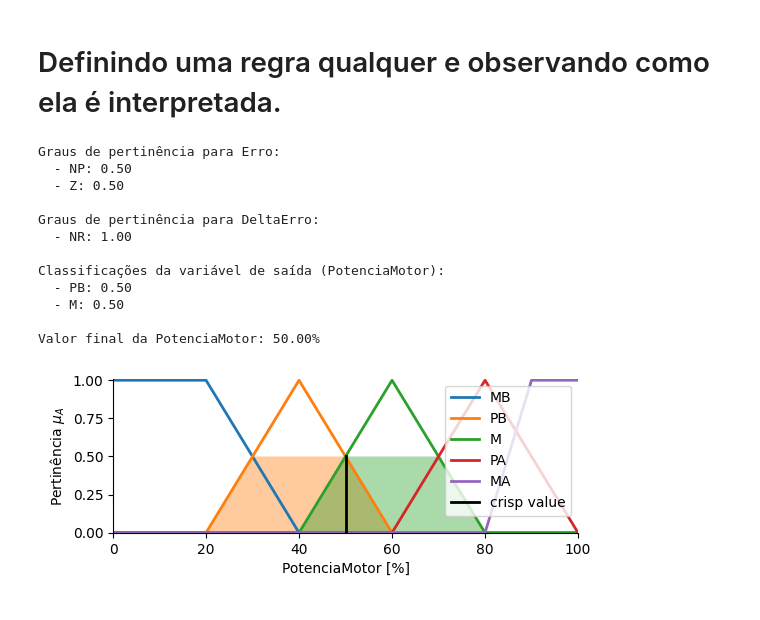
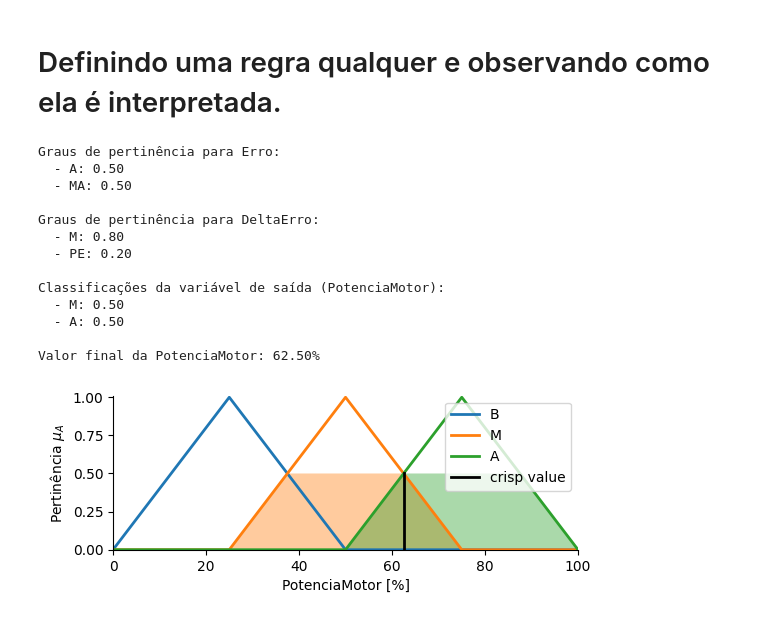
Before and after one commit to leoclamp/Controle_Fuzzy_PD, a Jupyter notebook: fuzzy_PD.ipynb, the cells around one changed output. Cells and saved outputs as stored; diff of their text form; code cells hidden in the pictures.

Commit message:
:sparkles: feat: Mudando o Erro, DeltaErro e a Potencia

```diff
--- a/fuzzy_PD.ipynb
+++ b/fuzzy_PD.ipynb
@@ -60,13 +50,11 @@ Positivo Rápido (PR): Erro aumentando rapidamente.
 # %%
-# Definição da variável Antecedente DeltaErro 0:120 m
-DeltaErro = ctrl.Antecedent(universe=np.arange(0, 121, 1), label='DeltaErro')
+# Definição da variável Antecedente DeltaErro 0:4 m
+DeltaErro = ctrl.Antecedent(universe=np.arange(0, 4.1, 0.1), label='DeltaErro')
 
-# Classificações de DeltaErro em NR, NL, Z, PL e PR.
-DeltaErro['NR'] = fuzzy.trapmf(DeltaErro.universe, [0, 0, 20, 40])
-DeltaErro['NL'] = fuzzy.trimf(DeltaErro.universe, [20, 40, 60])
-DeltaErro['Z'] = fuzzy.trimf(DeltaErro.universe, [40, 60, 80])
-DeltaErro['PL'] = fuzzy.trimf(DeltaErro.universe, [60, 80, 100])
-DeltaErro['PR'] = fuzzy.trapmf(DeltaErro.universe, [80, 100, 120, 120])
+# Classificações de DeltaErro em ME, PE, M
+DeltaErro['M'] = fuzzy.trimf(DeltaErro.universe, [0, 1, 2])
+DeltaErro['PE'] = fuzzy.trimf(DeltaErro.universe, [1, 2, 3])
+DeltaErro['ME'] = fuzzy.trimf(DeltaErro.universe, [2, 3, 4])
 
 DeltaErro.view()   # Método para visualização da Função de Pertinência.
 [plt.gca().lines[i].set_linewidth(2) for i in range(len(plt.gca().lines))]
@@ -93,11 +77,9 @@ Muito Alta (MA): Potência muita alta.
 PotenciaMotor = ctrl.Consequent(universe=np.arange(0, 101, 1), label='PotenciaMotor')
 
 # Classificações de PotenciaMotor em MB, PB, M, PA e MA.
-PotenciaMotor['MB'] = fuzzy.trapmf(PotenciaMotor.universe, [0, 0, 20, 40])
-PotenciaMotor['PB'] = fuzzy.trimf(PotenciaMotor.universe, [20, 40, 60])
-PotenciaMotor['M'] = fuzzy.trimf(PotenciaMotor.universe, [40, 60, 80])
-PotenciaMotor['PA'] = fuzzy.trimf(PotenciaMotor.universe, [60, 80, 100])
-PotenciaMotor['MA'] = fuzzy.trapmf(PotenciaMotor.universe, [80, 90, 100, 100])
+PotenciaMotor['B'] = fuzzy.trimf(PotenciaMotor.universe, [0, 25, 50])
+PotenciaMotor['M'] = fuzzy.trimf(PotenciaMotor.universe, [25, 50, 75])
+PotenciaMotor['A'] = fuzzy.trimf(PotenciaMotor.universe, [50, 75, 100])
 
 PotenciaMotor.view()   # Método para visualização da Função de Pertinência.
 [plt.gca().lines[i].set_linewidth(2) for i in range(len(plt.gca().lines))]
@@ -145,3 +94,18 @@ BaseRegras = [
+# %%
+# Base de Regras
+BaseRegras = [
+    ctrl.Rule(Erro['M'] & DeltaErro['M'], PotenciaMotor['B']),
+    ctrl.Rule(Erro['M'] & DeltaErro['PE'], PotenciaMotor['B']),
+    ctrl.Rule(Erro['M'] & DeltaErro['ME'], PotenciaMotor['B']),
+
+    ctrl.Rule(Erro['A'] & DeltaErro['M'], PotenciaMotor['M']),
+    ctrl.Rule(Erro['A'] & DeltaErro['PE'], PotenciaMotor['M']),
+    ctrl.Rule(Erro['A'] & DeltaErro['ME'], PotenciaMotor['B']),
+
+    ctrl.Rule(Erro['MA'] & DeltaErro['M'], PotenciaMotor['A']),
+    ctrl.Rule(Erro['MA'] & DeltaErro['PE'], PotenciaMotor['A']),
+    ctrl.Rule(Erro['MA'] & DeltaErro['ME'], PotenciaMotor['M']),
+]
 # %%
 ciano = '\033[96m'  # Define a cor azul-ciano
 
@@ -191,8 +151,8 @@ print(tabulate(pivotTable, headers='keys', tablefmt='fancy_grid', stralign='cent
 ControleErro = ctrl.ControlSystemSimulation(ctrl.ControlSystem(BaseRegras))
 
 # Definindo entradas para Erro e DeltaErro
-ControleErro.input[Erro.label] = 50  # valor desejado para Erro
-ControleErro.input[DeltaErro.label] = 20  # valor desejado para DeltaErro
+ControleErro.input[Erro.label] = 10  # valor desejado para Erro
+ControleErro.input[DeltaErro.label] = 1.2  # valor desejado para DeltaErro
 
 # Realiza o cálculo do sistema fuzzy
 ControleErro.compute()
@@ -213,36 +173,37 @@ for delta_nome, delta_mf in DeltaErro.terms.items():
     uI = fuzzy.interp_membership(DeltaErro.universe, delta_mf.mf, ControleErro._get_inputs()[DeltaErro.label])
     if uI > 0:
         print(f"  - {delta_nome}: {uI:.2f}")
         ativacaoDeltaErro.append(delta_nome)
 
 # Valor da variável de saída (PotenciaMotor)
 print(f"\nClassificações da variável de saída ({PotenciaMotor.label}):")
 for termo_nome, termo_mf in PotenciaMotor.terms.items():
     uA = fuzzy.interp_membership(PotenciaMotor.universe, termo_mf.mf, ControleErro.output[PotenciaMotor.label])
     if uA > 0:
         print(f"  - {termo_nome}: {uA:.2f}")
 
 # Exibição gráfica da saída
 PotenciaMotor.view(sim=ControleErro)
 [plt.gca().lines[i].set_linewidth(2) for i in range(len(plt.gca().lines))]
 
 fig = plt.gcf(); axes = fig.gca(); fig.set_size_inches(6, 2)
 axes.set_xlabel(xlabel=f"{PotenciaMotor.label} [%]"); axes.set_ylabel(ylabel=r"Pertinência $\mu_{A}$")
 plt.legend(loc='upper right')
 
 # Resultado final da Potência do Motor
 print(f"\nValor final da {PotenciaMotor.label}: {ControleErro.output[PotenciaMotor.label]:.2f}%")
 # %% [output]
 Graus de pertinência para Erro:
-  - NP: 0.50
-  - Z: 0.50
+  - A: 0.50
+  - MA: 0.50
 
 Graus de pertinência para DeltaErro:
-  - NR: 1.00
+  - M: 0.80
+  - PE: 0.20
 
 Classificações da variável de saída (PotenciaMotor):
-  - PB: 0.50
   - M: 0.50
+  - A: 0.50
 
-Valor final da PotenciaMotor: 50.00%
+Valor final da PotenciaMotor: 62.50%
-[figure, old version]
+[figure, new version]
```
Also changed, not shown: parts of 10 cells of this notebook.
